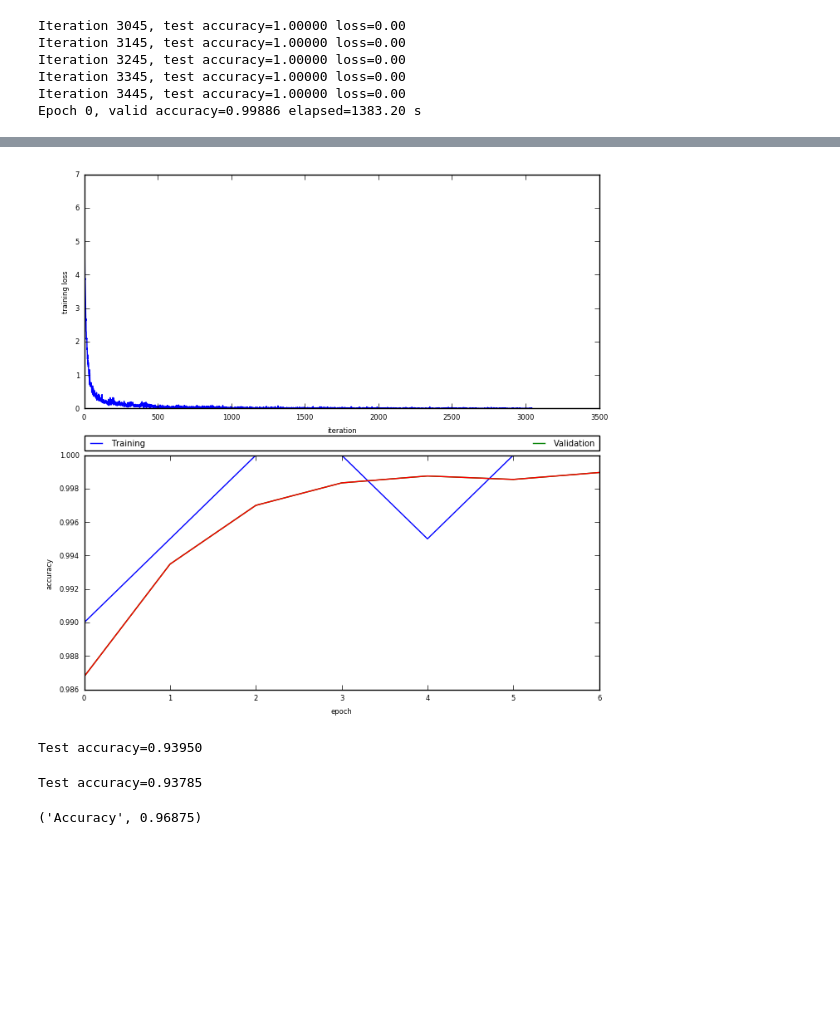
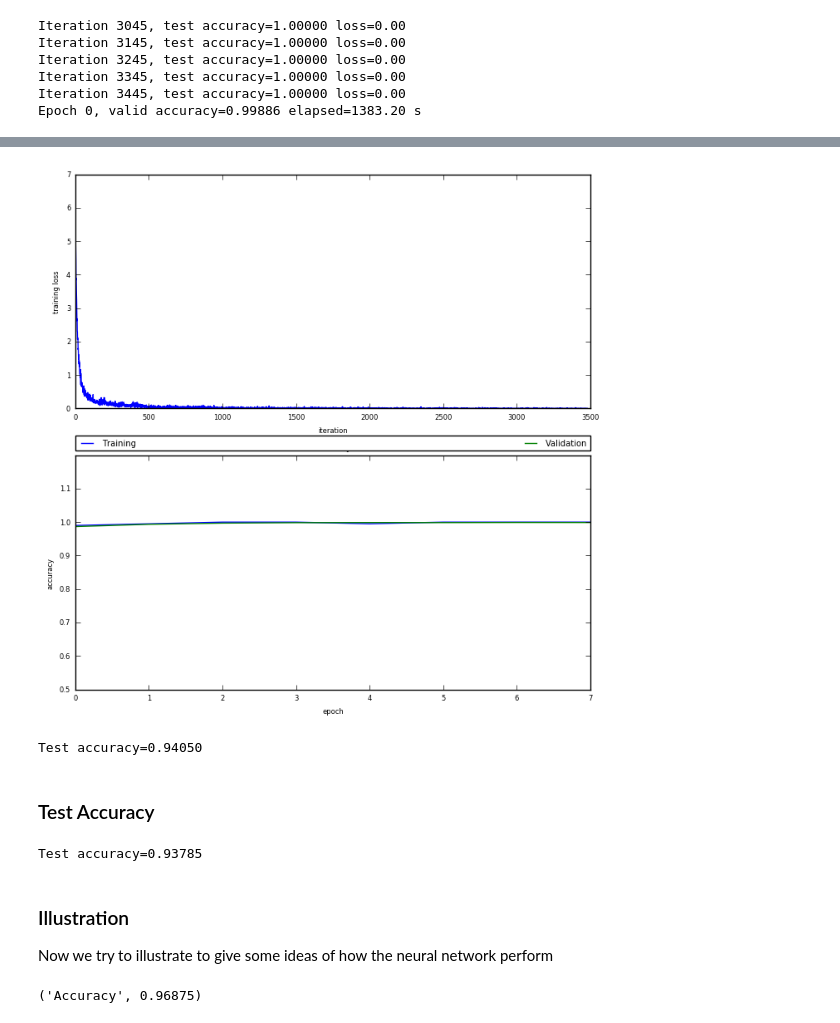
Before and after one commit to soon-yau/SDCND_Term1, a Jupyter notebook: traffic-signs/Traffic_Signs_Recognition.ipynb, the cells around one changed output, grey strips where cells are left out. Drawn from its saved outputs; the diff is of its cells as text; code cells hidden in the pictures; blank space fills up the shorter version.

Commit message:
Test accuracy 93.8% with visualisation

```diff
--- a/traffic-signs/Traffic_Signs_Recognition.ipynb
+++ b/traffic-signs/Traffic_Signs_Recognition.ipynb
@@ -413,3 +412,23 @@ Iteration 3245, test accuracy=1.00000 loss=0.00
 Iteration 3345, test accuracy=1.00000 loss=0.00
 Iteration 3445, test accuracy=1.00000 loss=0.00
 Epoch 0, valid accuracy=0.99886 elapsed=1383.20 s
+# %%
+# Plot confusion matrix on validation data
+test_acc,y_predict=sess.run([accuracy,predict],
+                            feed_dict={x:X_valid_sub, y_true:y_valid_sub,
+                                       keep_prob:1.0})
+print("Validation accuracy = %.5f"%(test_acc))
+
+cm = confusion_matrix(y_true=y_valid_sub,
+                      y_pred=y_predict)
+
+print("Confusion Matrix")
+print(cm)
+cax=plt.matshow(cm, cmap='hot')
+tick_marks = np.arange(n_classes)
+plt.xticks(tick_marks, range(n_classes))
+plt.yticks(tick_marks, range(n_classes))
+
+plt.colorbar(cax)
+plt.xlabel('Predicted')
+plt.ylabel('True')
@@ -416,36 +447,42 @@ Epoch 0, valid accuracy=0.99886 elapsed=1383.20 s
 # %%
 # Plot
 plt.figure(figsize=(8,8))
 n_itr=np.arange(len(train_loss))
 plt.subplot(2,1,1)
 plt.plot(n_itr, train_loss)
 plt.xlabel('iteration')
 plt.ylabel('training loss')
 
 epoch=np.arange(len(train_acc))
 plt.subplot(2,1,2)
 plt.plot(epoch, train_acc, epoch, valid_acc)
-plt.plot(epoch, valid_acc)
+plt.ylim([0.5,1.2])
 plt.xlabel('epoch')
 plt.ylabel('accuracy')
+plt.title('Accuracy')
 plt.legend(['Training','Validation'],bbox_to_anchor=(0., 1.02, 1., .102), loc=3,
            ncol=2, mode="expand", borderaxespad=0.)
 plt.show()
 
 # Take subset of test dataset to get accuracy
 rnd_idxs=np.random.uniform(low=0,high=X_test.shape[0],size=2000)
-test_acc=sess.run(accuracy,feed_dict={x:X_test[rnd_idxs.astype(np.uint64)],
+test_acc,y_predict=sess.run([accuracy,predict],feed_dict={x:X_test[rnd_idxs.astype(np.uint64)],
                                       y_true:y_test[rnd_idxs.astype(np.uint64)], keep_prob:1.0})
 print("Test accuracy=%.5f"%(test_acc))
 # %% [output]
-[figure, old version]
+[figure, new version]
-Test accuracy=0.93950
+Test accuracy=0.94050
+# %% [markdown]
+### Test Accuracy
 # %%
 # Accuracy on the entire test dataset
 test_acc=sess.run(accuracy,feed_dict={x:X_test,y_true:y_test, keep_prob:1.0})
 print("Test accuracy=%.5f"%(test_acc))
 # %% [output]
 Test accuracy=0.93785
+# %% [markdown]
+### Illustration
+Now we try to illustrate to give some ideas of how the neural network perform
 # %%
 # Illustrate some images and predictions
 a=np.random.uniform(low=0,high=X_test.shape[0],size=32)
```
Also changed, not shown: parts of 11 cells of this notebook.
